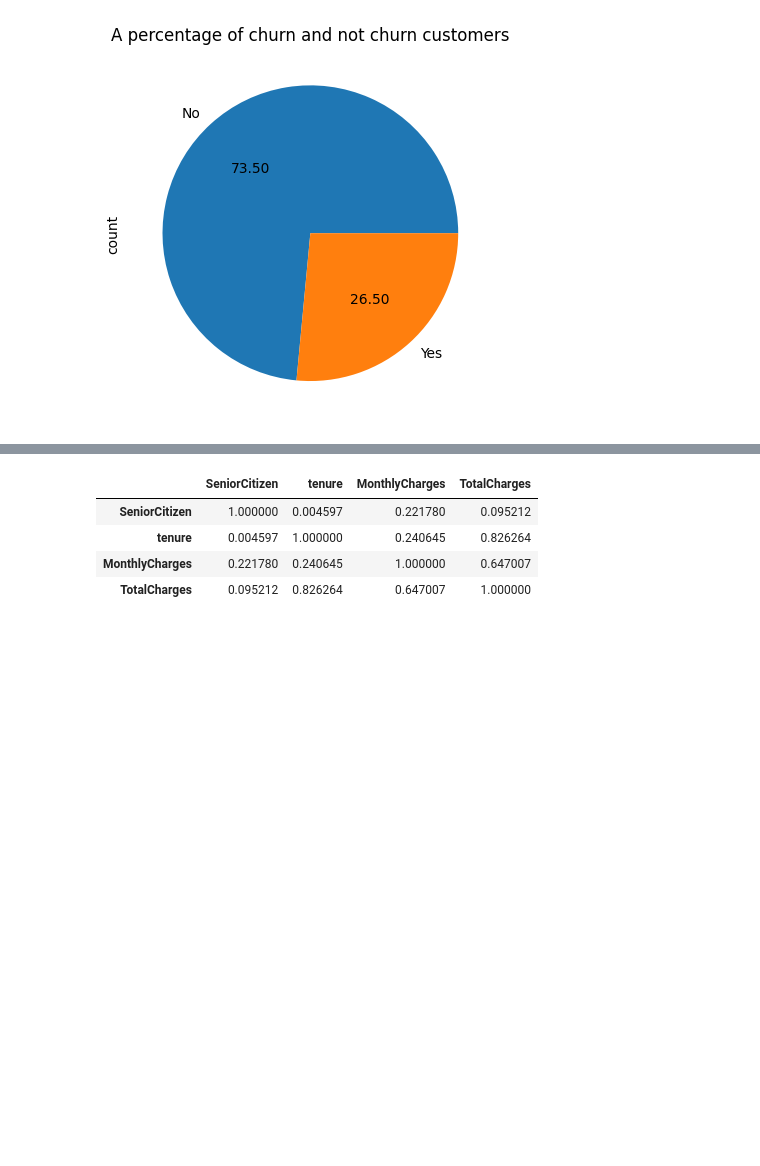
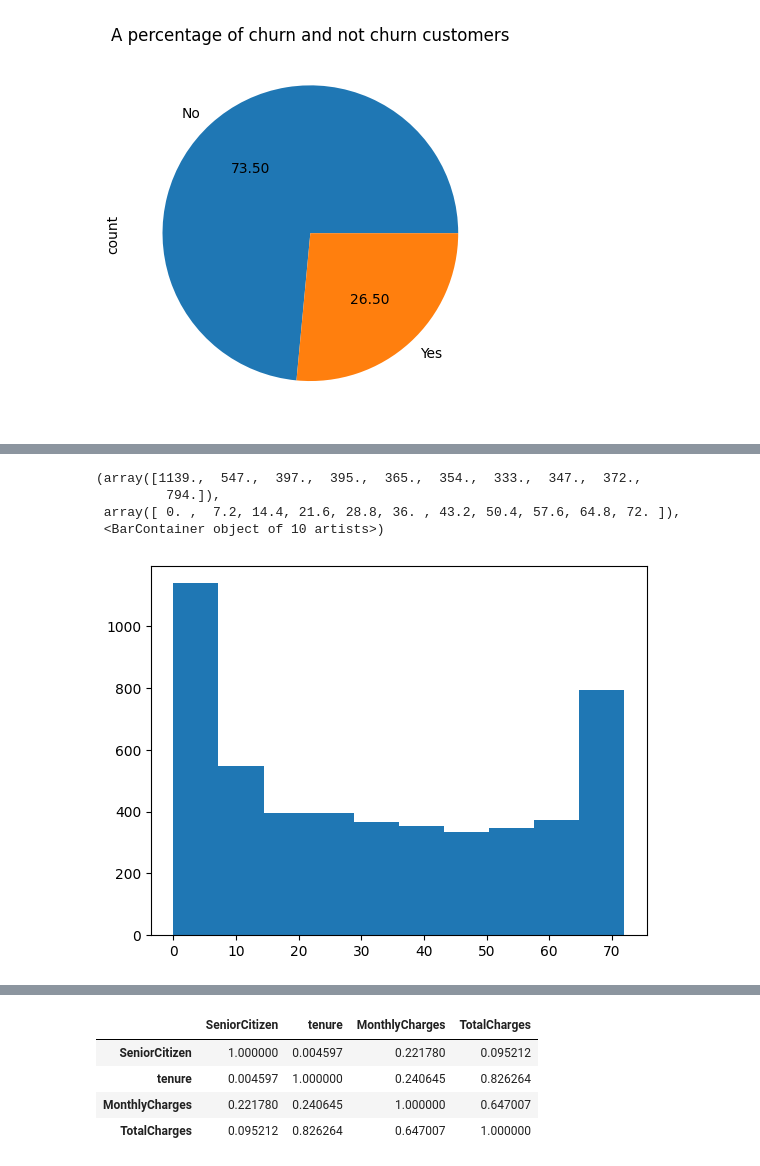
Before and after one commit to EstherAfari/LP-Two-Project, a Jupyter notebook: LP_2_Customer_Churn_Project.ipynb, the cells around one changed output, grey strips where cells are left out. Saved outputs shown, nothing was run; the diff lists cells and outputs as text; code cells hidden in the pictures; blank space fills up the shorter version.

```diff
--- a/LP_2_Customer_Churn_Project.ipynb
+++ b/LP_2_Customer_Churn_Project.ipynb
@@ -660,0 +762,8 @@ plt.show()
+# %%
+plt.hist(final_df['tenure'])
+# %% [output]
+(array([1139.,  547.,  397.,  395.,  365.,  354.,  333.,  347.,  372.,
+         794.]),
+ array([ 0. ,  7.2, 14.4, 21.6, 28.8, 36. , 43.2, 50.4, 57.6, 64.8, 72. ]),
+ <BarContainer object of 10 artists>)
+[figure, added]
```
Also changed, not shown: parts of 30 cells of this notebook, 2 other files.
